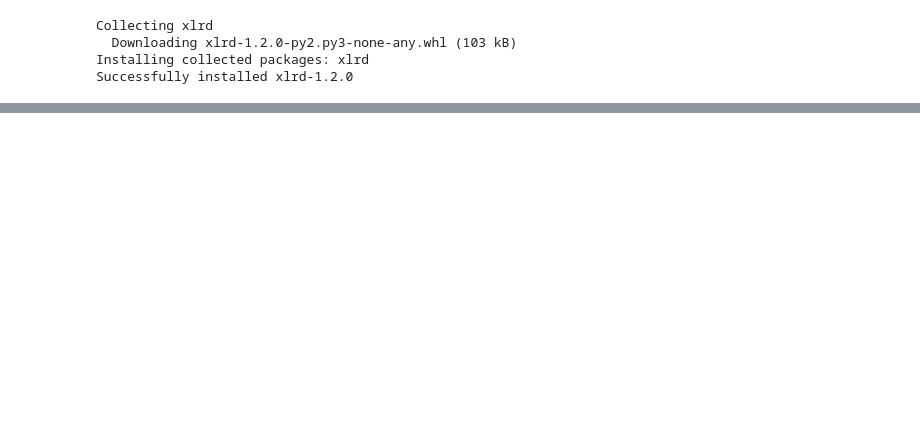
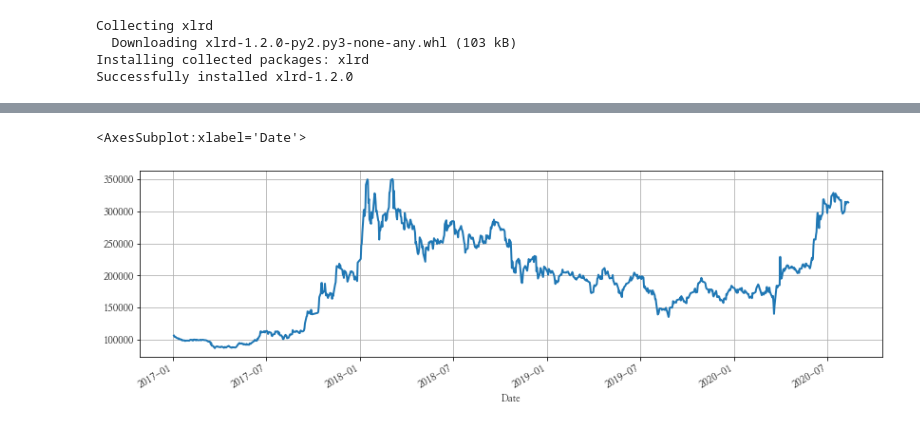
Before and after one commit to No-longlong/-, a Jupyter notebook: 파이썬 DataReader.ipynb, the cells around one changed output, grey strips where cells are left out. Saved outputs shown, nothing was run; the diff lists cells and outputs as text; code cells hidden in the pictures; blank space fills up the shorter version.

Commit message:
Finance data create plot with DataReader library

```diff
--- a/파이썬 DataReader.ipynb
+++ b/파이썬 DataReader.ipynb
@@ -39,0 +202,11 @@ krx = fdr.StockListing('KRX')
+# %%
+plt.rcParams["font.family"] = 'nanummyeongjo'
+plt.rcParams["figure.figsize"] = (14, 4)
+plt.rcParams['lines.linewidth'] = 2
+plt.rcParams["axes.grid"] = True
+# %%
+df = fdr.DataReader('068270', '2017-01-1')
+df['Close'].plot()
+# %% [output]
+<AxesSubplot:xlabel='Date'>
+[figure, added]
```
Also changed, not shown: parts of 10 cells of this notebook.
